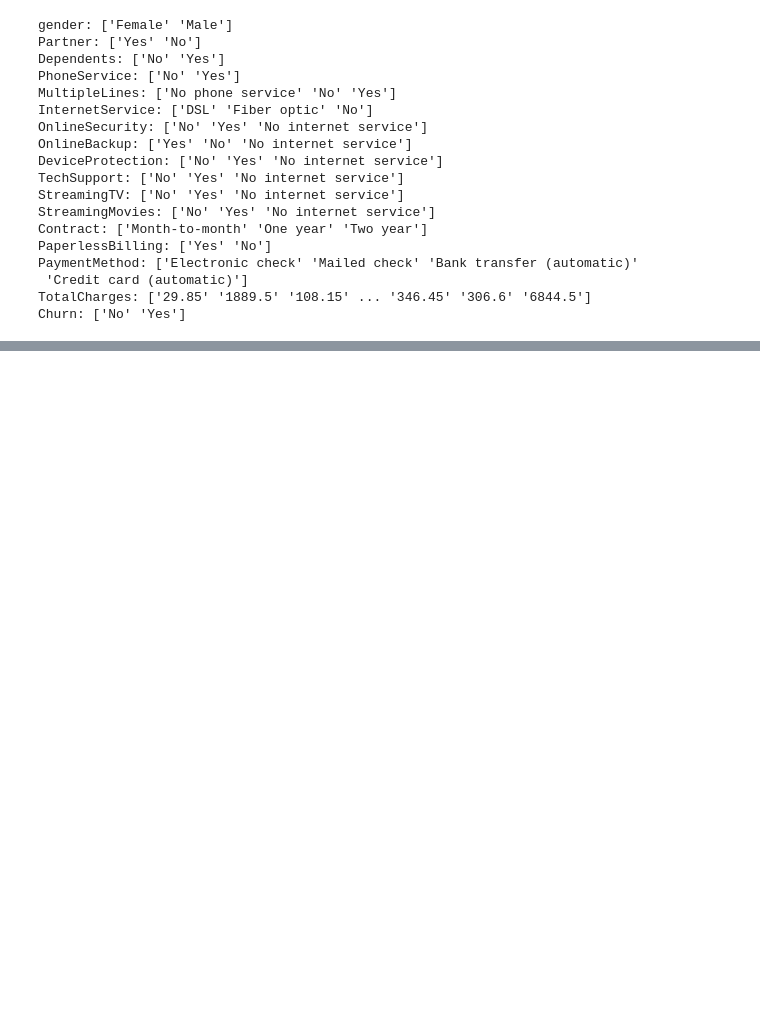
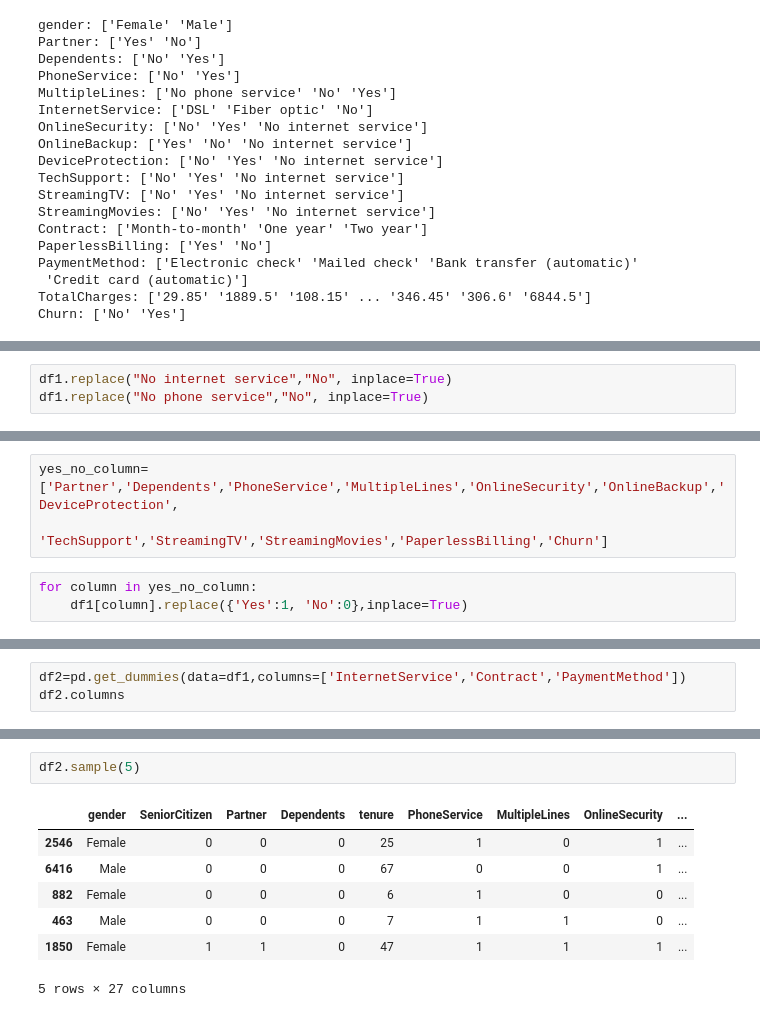
Before and after one commit to MdRimon29/Deep-Learning-CB, a Jupyter notebook: 09-Customer Churn using ANN/Customer_churn_prediction.ipynb, the cells around one changed output, grey strips where cells are left out. Drawn from its saved outputs; the diff is of its cells as text; blank space fills up the shorter version.

```diff
--- a/09-Customer Churn using ANN/Customer_churn_prediction.ipynb
+++ b/09-Customer Churn using ANN/Customer_churn_prediction.ipynb
@@ -258,0 +261,3 @@ Churn: ['No' 'Yes']
+# %%
+df1.replace("No internet service","No", inplace=True)
+df1.replace("No phone service","No", inplace=True)
@@ -258,0 +296,6 @@ Churn: ['No' 'Yes']
+# %%
+yes_no_column=['Partner','Dependents','PhoneService','MultipleLines','OnlineSecurity','OnlineBackup','DeviceProtection',
+                  'TechSupport','StreamingTV','StreamingMovies','PaperlessBilling','Churn']
+# %%
+for column in yes_no_column:
+    df1[column].replace({'Yes':1, 'No':0},inplace=True)
@@ -258,0 +345,3 @@ Churn: ['No' 'Yes']
+# %%
+df2=pd.get_dummies(data=df1,columns=['InternetService','Contract','PaymentMethod'])
+df2.columns
@@ -258,0 +359,10 @@ Churn: ['No' 'Yes']
+# %%
+df2.sample(5)
+# %% [output]
+|  | gender | SeniorCitizen | Partner | Dependents | tenure | PhoneService | MultipleLines | OnlineSecurity | ... |
+| 2546 | Female | 0 | 0 | 0 | 25 | 1 | 0 | 1 | ... |
+| 6416 | Male | 0 | 0 | 0 | 67 | 0 | 0 | 1 | ... |
+| 882 | Female | 0 | 0 | 0 | 6 | 1 | 0 | 0 | ... |
+| 463 | Male | 0 | 0 | 0 | 7 | 1 | 1 | 0 | ... |
+| 1850 | Female | 1 | 1 | 0 | 47 | 1 | 1 | 1 | ... |
+5 rows × 27 columns
```
Also changed, not shown: parts of 9 cells of this notebook.
